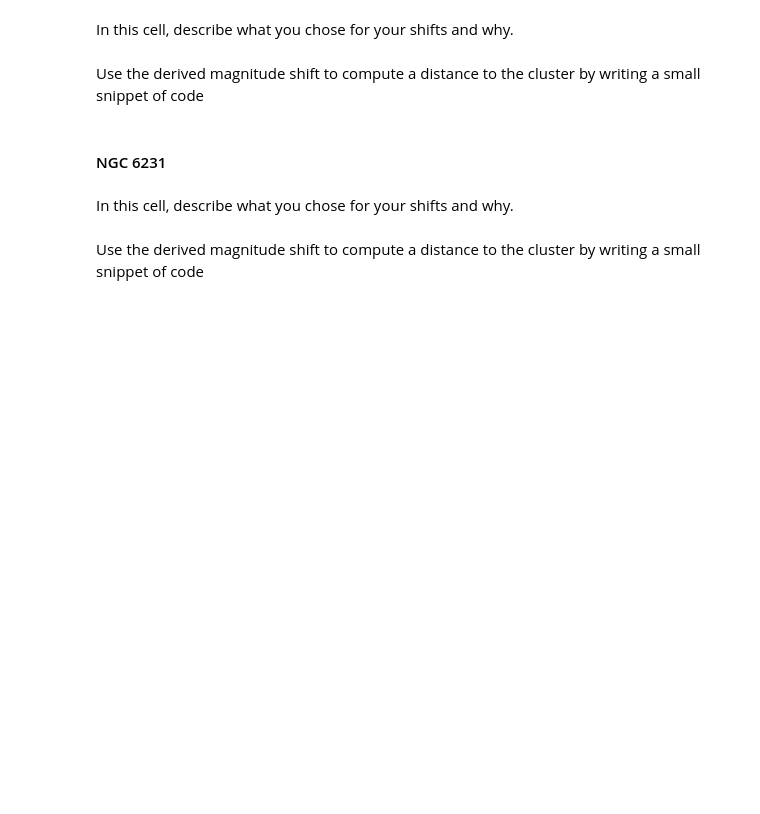
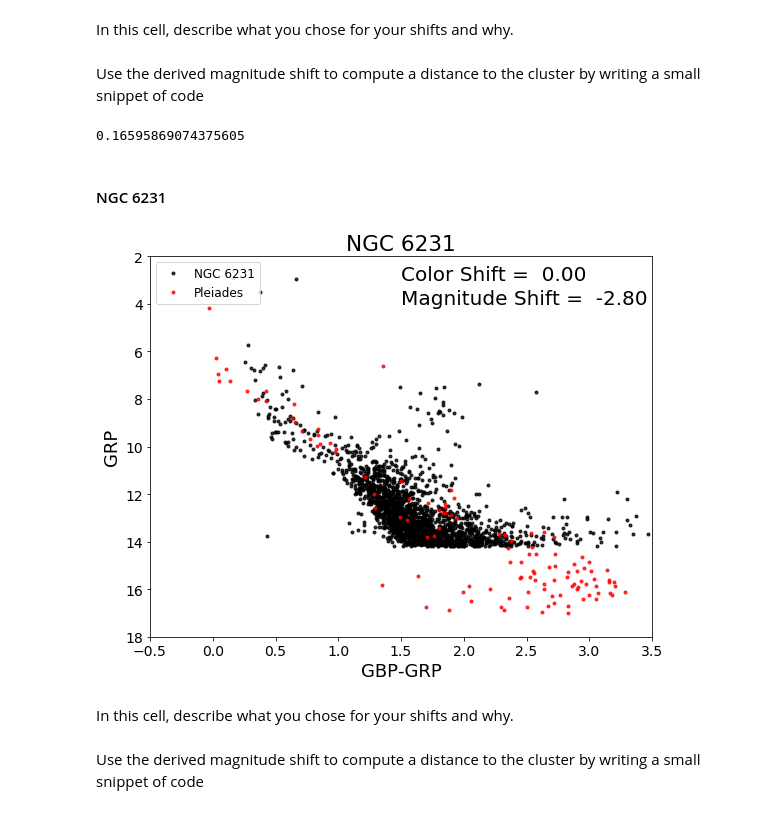
Before and after one commit to sharongary/ASTR596-HW2, a Jupyter notebook: cluster_plot_student.ipynb, the cells around one changed output. Saved outputs shown, nothing was run; the diff lists cells and outputs as text; code cells hidden in the pictures; blank space fills up the shorter version.

```diff
--- a/cluster_plot_student.ipynb
+++ b/cluster_plot_student.ipynb
@@ -71,16 +79,20 @@ Use the derived magnitude shift to compute a distance to the cluster by writing
 #To print a value you need to write "print(value)"
 # *******
 # enter your calculated shift here
-shift_m36 =
+shift_m36 = -3.9
 
 # Assuming the distance to M45 is 130pc write an code expression that converts your shift into the ratio of the distances
 #the Pleiades to this cluster
-dist_ratio_m36 =
+dist_ratio_m36 = 10 ** ((shift_m36) / 5)
 print(dist_ratio_m36)
+# %% [output]
+0.16595869074375605
 # %% [markdown]
 #### NGC 6231
 # %%
-cp.cmdplot(clustname='NGC 6231',magshift=0.0,colshift=0.0)
+cp.cmdplot(clustname='NGC 6231',magshift=-2.8,colshift=0.0)
+# %% [output]
+[figure, added]
 # %% [markdown]
 In this cell, describe what you chose for your shifts and why.
 # %% [markdown]
```
Also changed, not shown: parts of 9 cells of this notebook.
